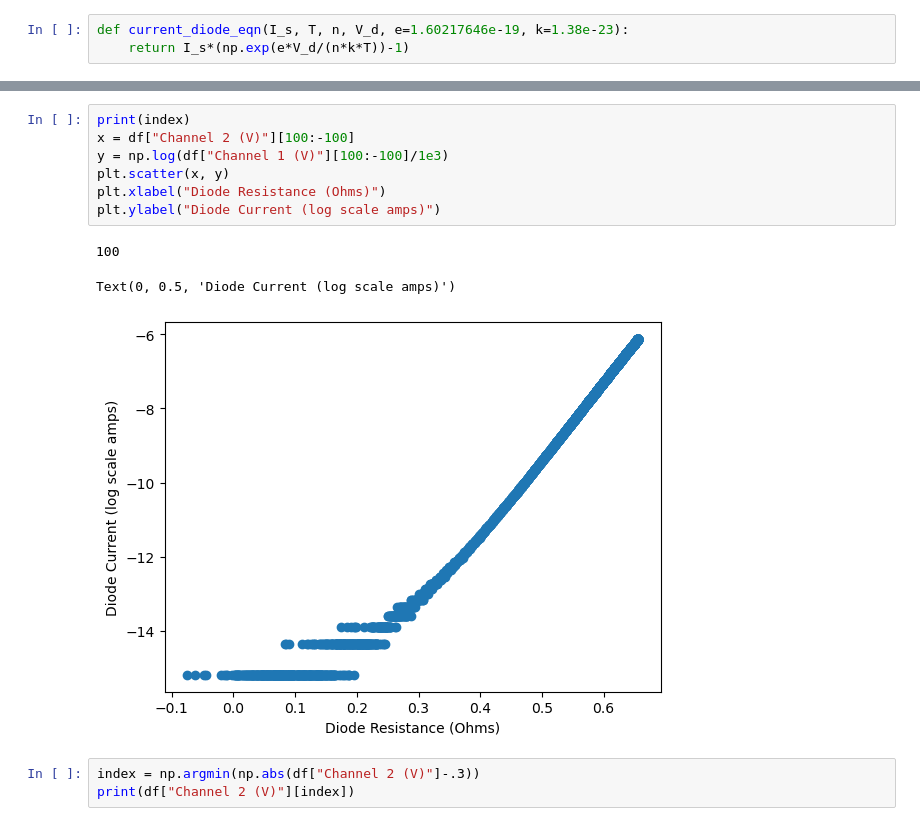
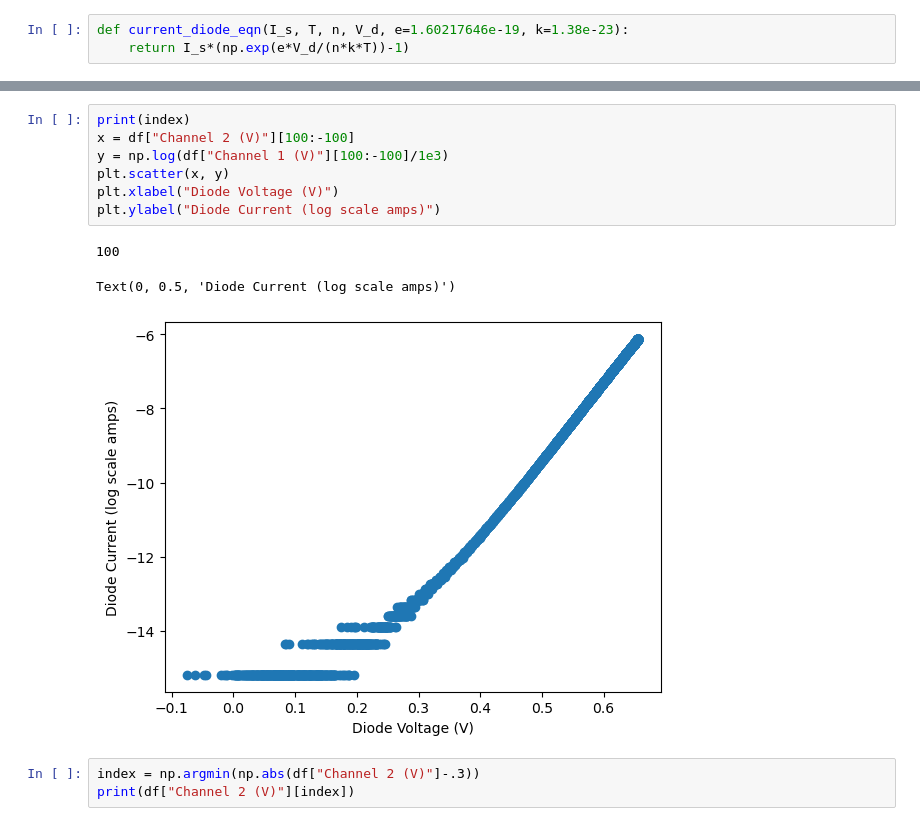
Before and after one commit to AyushmaanAggarwal/Physics-111A-Lab, a Jupyter notebook: Lab 04.ipynb, the cells around one changed output, grey strips where cells are left out. Drawn from its saved outputs; the diff is of its cells as text.

```diff
--- a/Lab 04.ipynb
+++ b/Lab 04.ipynb
@@ -39,14 +24,14 @@ plt.scatter(df["Time (s)"][index:-index], df["Channel 1 (V)"][index:-index])
 # %%
 print(index)
 x = df["Channel 2 (V)"][100:-100]
 y = np.log(df["Channel 1 (V)"][100:-100]/1e3)
 plt.scatter(x, y)
-plt.xlabel("Diode Resistance (Ohms)")
+plt.xlabel("Diode Voltage (V)")
 plt.ylabel("Diode Current (log scale amps)")
 # %% [output]
 100
 Text(0, 0.5, 'Diode Current (log scale amps)')
-[figure, old version]
+[figure, new version]
 # %%
 index = np.argmin(np.abs(df["Channel 2 (V)"]-.3))
 print(df["Channel 2 (V)"][index])
```
Also changed, not shown: parts of 29 cells of this notebook, 1 other file.
